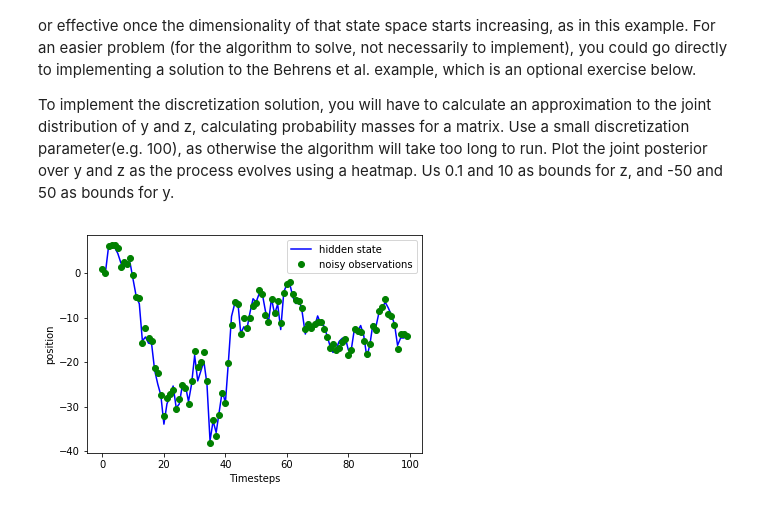
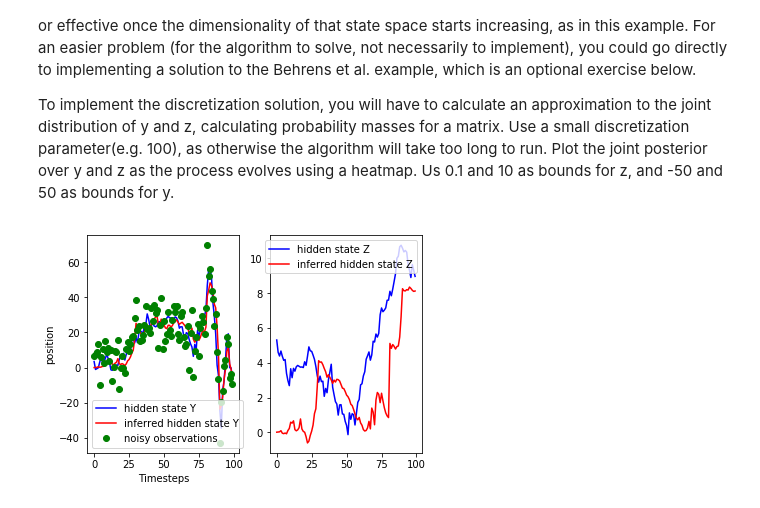
Before and after one commit to AStupidBear/ccnss2017_students_solutions, a Jupyter notebook: module4/Tutorial_2_SSMs_Kalman.ipynb, the cells around one changed output. Drawn from its saved outputs; the diff is of its cells as text; code cells hidden in the pictures.

Commit message:
particle filter

```diff
--- a/module4/Tutorial_2_SSMs_Kalman.ipynb
+++ b/module4/Tutorial_2_SSMs_Kalman.ipynb
@@ -180,7 +224,7 @@ Change your solutions to the previous exercises to generate a process form this
 
 To implement the discretization solution, you will have to calculate an approximation to the joint distribution of y and z, calculating probability masses for a matrix. Use a small discretization parameter(e.g. 100), as otherwise the algorithm will take too long to run. Plot the joint posterior over y and z as the process evolves using a heatmap. Us 0.1 and 10 as bounds for z, and -50 and 50 as bounds for y.
 # %%
-def double_kalmin(sigma_z = 0.3, sigma_x = 1.2, nsteps = 100, mu_z = 0):
+def double_kalmin(sigma_z = 0.5, sigma_x = 10, nsteps = 100, mu_z = 0):
     z, y = 5, 0
     Z, Y, X = np.zeros(nsteps), np.zeros(nsteps), np.zeros(nsteps)
     for t in range(nsteps):
@@ -211,10 +236,50 @@ def nstep_filter(X, N = 100):
+# %%
+def weighting(z, y, x, B = 1, sigma_x = 10):
+    w = stats.norm.pdf(x - y, scale = sigma_x)
+    w = w / sum(w)
+    return w
+
+def resample(z, y, w):
+    ind = np.random.choice(range(len(z)), size = np.shape(z), p = w)
+    z, y = z[ind], y[ind]
+    return z, y
+
+def proposal(z, y, sigma_z = 0.5):
+    z = np.random.normal(loc = z, scale = sigma_z)
+    y = np.random.normal(loc = y, scale = np.maximum(z, 0))
+    return z, y
+
+def onestep_double_particle_filter(z, y, w, x):
+    z, y = proposal(z, y)
+    w = weighting(z, y, x)
+    z, y = resample(z, y, w)
+    return z, y, w
+
+def double_particle_filter(X, sigma_z = 0.5, n_particle = 10):
+    w = np.ones(n_particle) / n_particle
+    z = np.random.normal(loc = 0.0, scale = sigma_z, size = n_particle)
+    y = np.random.normal(loc = 0.0, scale = np.maximum(z, 0))
+    Z, Y = np.zeros_like(X), np.zeros_like(X)
+    for (t, x) in enumerate(X):
+        z, y, w = onestep_double_particle_filter(z, y, w, x)
+        Z[t], Y[t] = np.dot(z, w), np.dot(y, w)
+    return Z, Y
 # %%
 t, Z, Y, X = double_kalmin(mu_z = 5)
-plt.plot(t, Y, "b", label = "hidden state")
+Z_infer, Y_infer = double_particle_filter(X, n_particle = 1000)
+
+plt.subplot(1, 2, 1)
+plt.plot(t, Y, "b", label = "hidden state Y")
+plt.plot(t, Y_infer, "r", label = "inferred hidden state Y")
 plt.plot(t, X, "go", label = "noisy observations")
 plt.xlabel("Timesteps")
 plt.ylabel("position")
 plt.legend()
+
+plt.subplot(1, 2, 2)
+plt.plot(t, Z, "b", label = "hidden state Z")
+plt.plot(t, Z_infer, "r", label = "inferred hidden state Z")
+plt.legend()
 plt.show()
 # %% [output]
-[figure, old version]
+[figure, new version]
```
Also changed, not shown: parts of 11 cells of this notebook.
